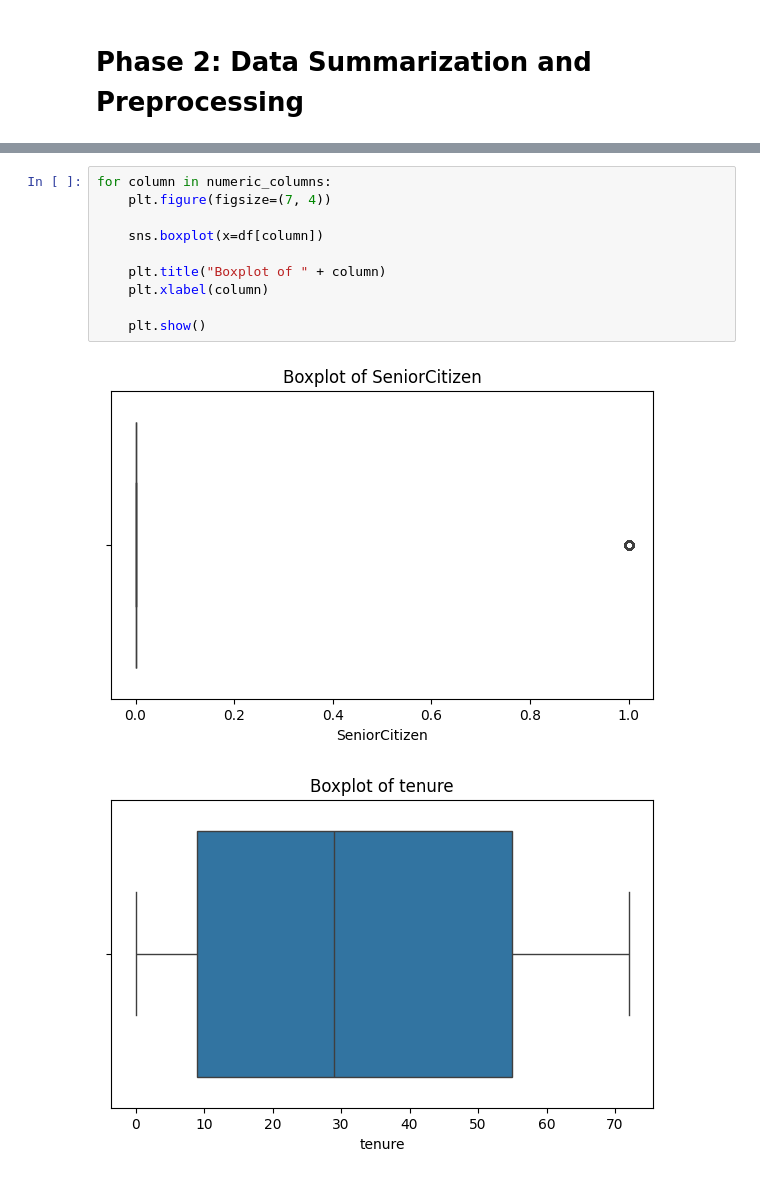
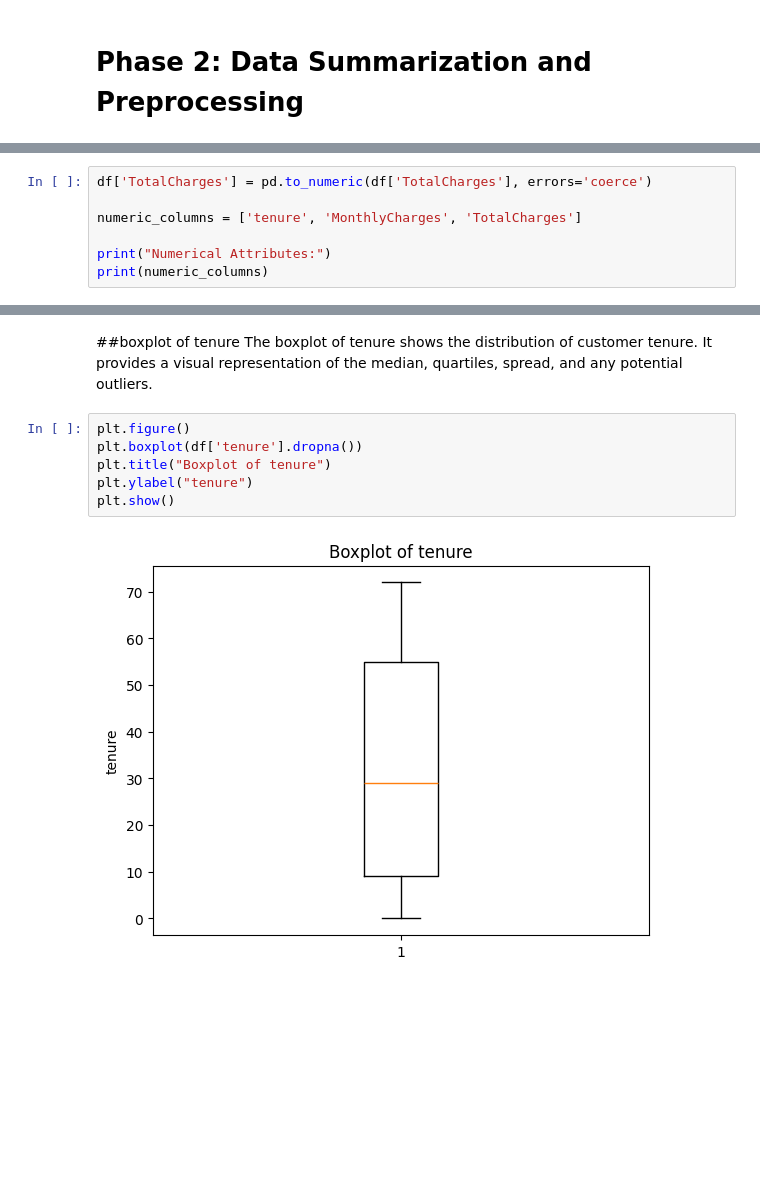
Before and after one commit to LujainAldujain/Data_Mining_Project, a Jupyter notebook: Phase2.ipynb, the cells around one changed output, grey strips where cells are left out. Cells and saved outputs as stored; diff of their text form; blank space fills up the shorter version.

```diff
--- a/Phase2.ipynb
+++ b/Phase2.ipynb
@@ -34,0 +28,7 @@ The numerical attributes were identified based on their data types. These attrib
+# %%
+df['TotalCharges'] = pd.to_numeric(df['TotalCharges'], errors='coerce')
+
+numeric_columns = ['tenure', 'MonthlyCharges', 'TotalCharges']
+
+print("Numerical Attributes:")
+print(numeric_columns)
@@ -141,13 +111,11 @@ The table above summarizes the number of potential outliers detected in each num
+# %% [markdown]
+##boxplot of tenure
+The boxplot of tenure shows the distribution of customer tenure. It provides a visual representation of the median, quartiles, spread, and any potential outliers.
 # %%
-for column in numeric_columns:
-    plt.figure(figsize=(7, 4))
-
-    sns.boxplot(x=df[column])
-
-    plt.title("Boxplot of " + column)
-    plt.xlabel(column)
-
-    plt.show()
+plt.figure()
+plt.boxplot(df['tenure'].dropna())
+plt.title("Boxplot of tenure")
+plt.ylabel("tenure")
+plt.show()
 # %% [output]
-[figure, old version]
+[figure, new version]
-[figure, removed]
```
Also changed, not shown: parts of 20 cells of this notebook.
